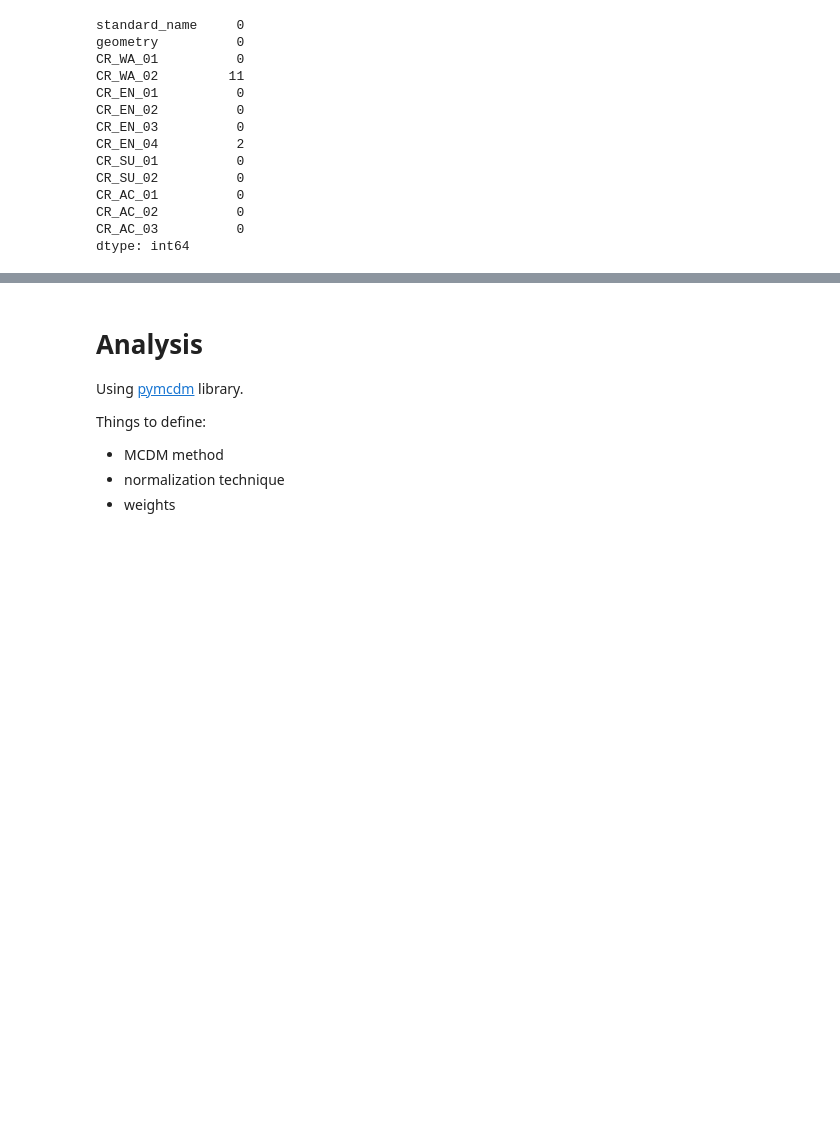
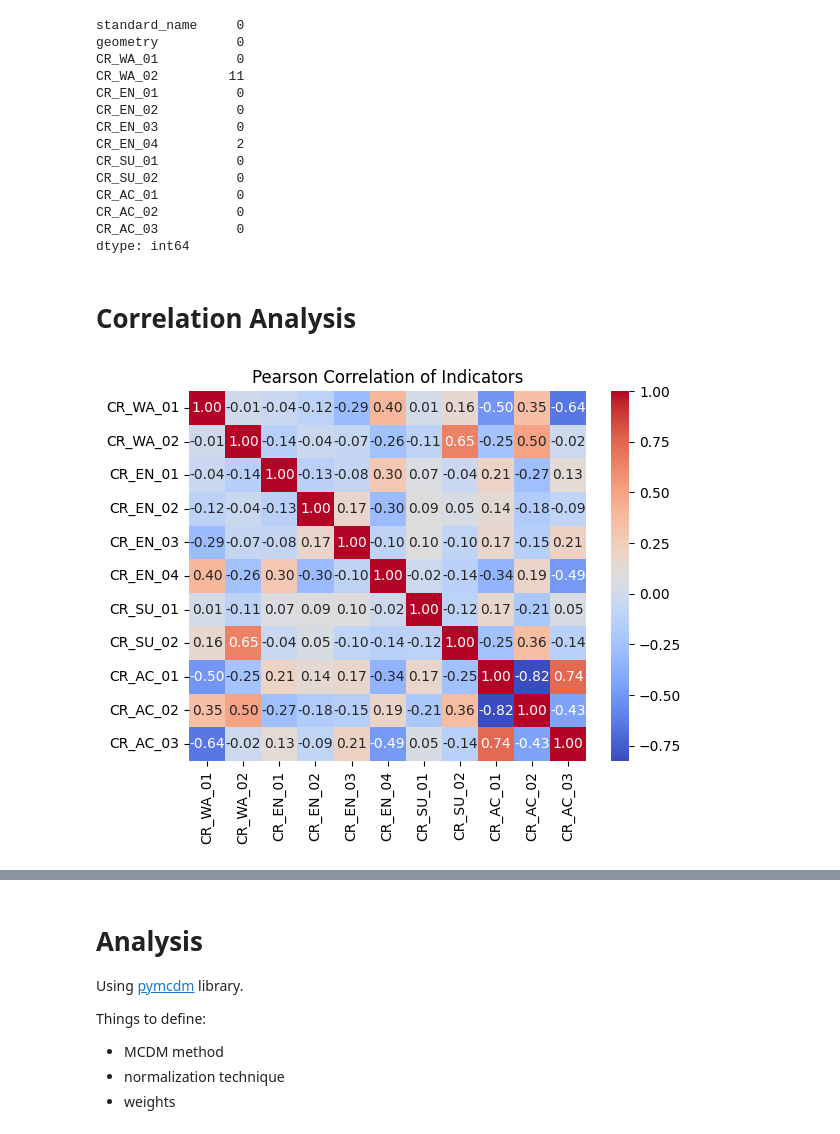
Before and after one commit to dclfbk/alpinehutsustainability, a Jupyter notebook: code/mcdm_analysis.ipynb, the cells around one changed output, grey strips where cells are left out. Cells and saved outputs as stored; diff of their text form; code cells hidden in the pictures; blank space fills up the shorter version.

Commit message:
correlation and sensitivity analysis

```diff
--- a/code/mcdm_analysis.ipynb
+++ b/code/mcdm_analysis.ipynb
@@ -728,0 +732,14 @@ alternatives_gdf_qnt.loc[alternatives_gdf_qnt['CR_EN_04'].isna(), 'CR_EN_04'] =
+# %% [markdown]
+# Correlation Analysis
+# %%
+cr_df = alternatives_gdf_qnt.drop(columns=['standard_name', 'geometry'])
+
+# Pearson's correlation: for linear relationships, suffers from outliers
+pearson_corr = cr_df.corr(method='pearson')
+
+#plt.figure(figsize=(8, 8))
+sns.heatmap(pearson_corr, annot=True, cmap='coolwarm', fmt=".2f")
+plt.title('Pearson Correlation of Indicators')
+plt.show()
+# %% [output]
+[figure, added]
```
Also changed, not shown: parts of 15 cells of this notebook.
